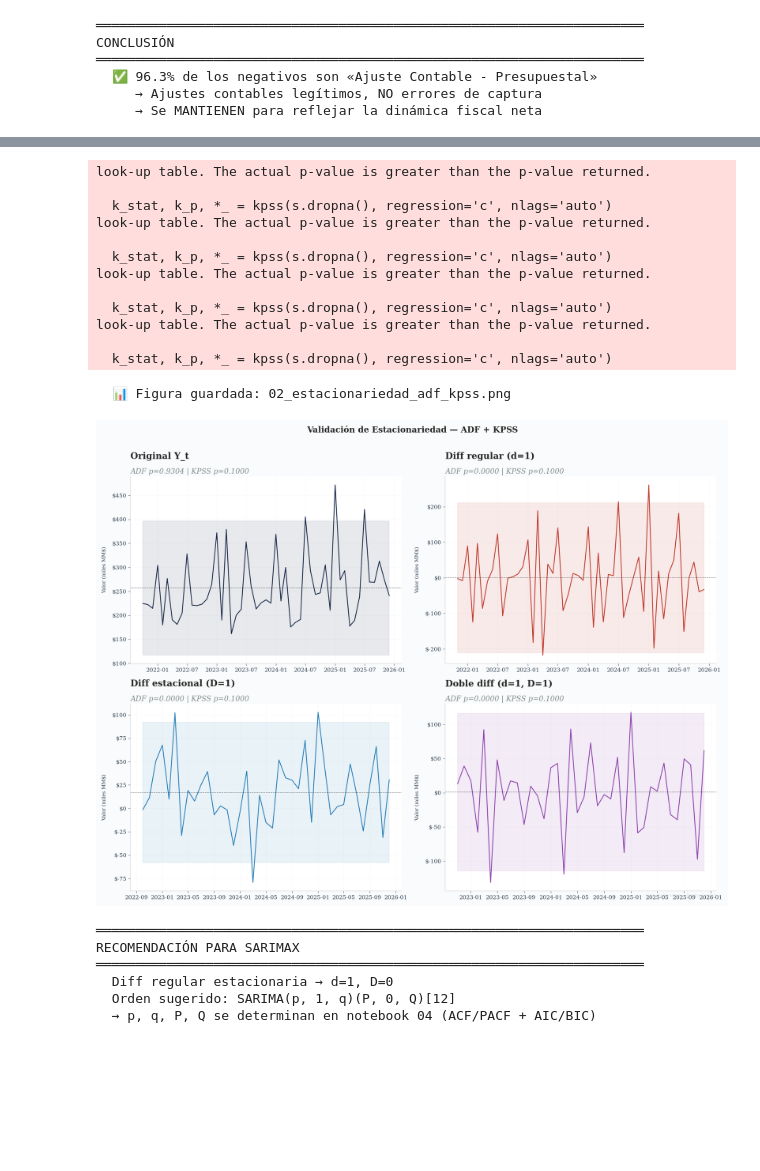
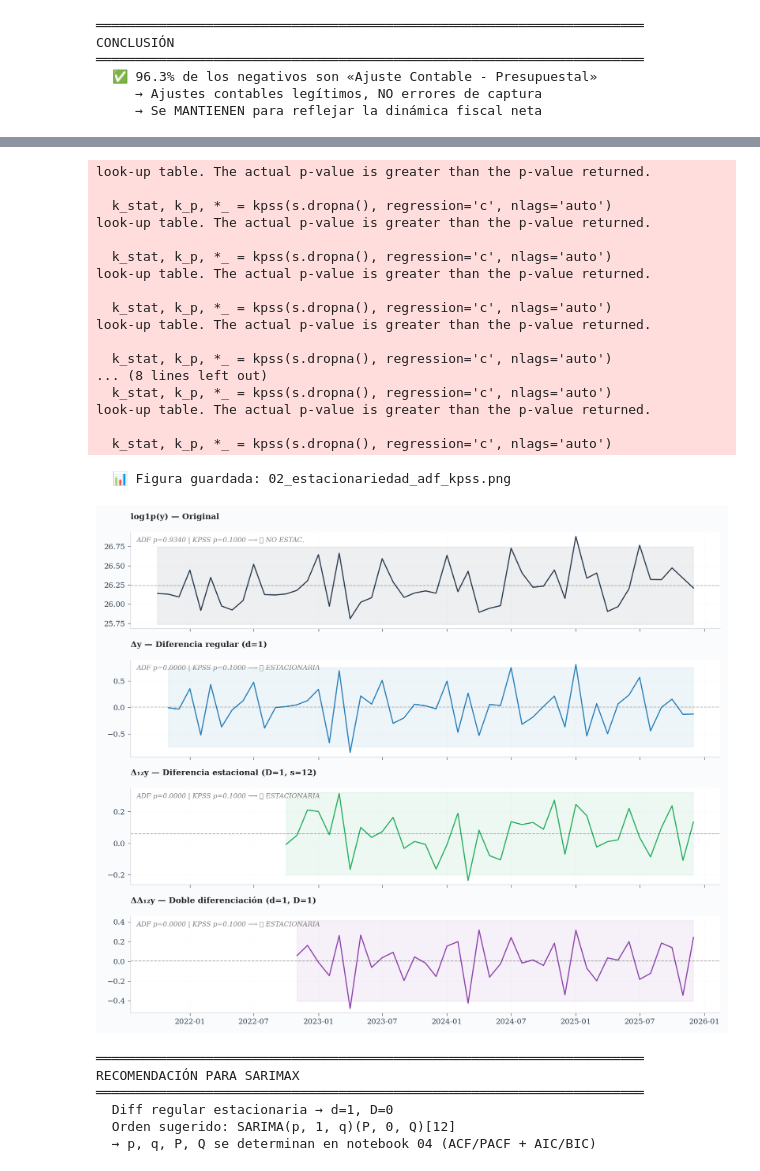
Before and after one commit to efrenbohorquez/ESTRUCTURA_DATOS_RENTAS_V2, a Jupyter notebook: notebooks/02_Estacionalidad.ipynb, the cells around one changed output, grey strips where cells are left out. Saved outputs shown, nothing was run; the diff lists cells and outputs as text; code cells hidden in the pictures; blank space fills up the shorter version.

Commit message:
fix: restaura layout 4x1 en grafica estacionariedad y actualiza XGBoost sin leakage

```diff
--- a/notebooks/02_Estacionalidad.ipynb
+++ b/notebooks/02_Estacionalidad.ipynb
@@ -1155,38 +1245,48 @@ for r in resultados:
           f"{r.get('kpss_stat', np.nan):>10.4f} "
           f"{r.get('kpss_p', np.nan):>8.4f} {k_ico:>5} {vdct:>14}")
 
-# ── Gráfica 2×2 ──
-fig, axes = plt.subplots(2, 2, figsize=FIGSIZE_QUAD)
+# ── Gráfica 4×1 Original (Restaurada) ──
+fig, axes = plt.subplots(4, 1, figsize=(12, 10), sharex=True)
 axes = axes.flatten()
-cols_v = [C_PRIMARY, C_SECONDARY, C_TERTIARY, C_SENARY]
-for i, ((s, n), col) in enumerate(zip(variantes, cols_v)):
+
+# Usar log1p(y) como base tal cual el screenshot antiguo
+serie_log = np.log1p(serie)
+variantes_log = [
+    (serie_log,                            'log1p(y) — Original'),
+    (serie_log.diff().dropna(),            'Δy — Diferencia regular (d=1)'),
+    (serie_log.diff(12).dropna(),          'Δ₁₂y — Diferencia estacional (D=1, s=12)'),
+    (serie_log.diff(12).diff().dropna(),   'ΔΔ₁₂y — Doble diferenciación (d=1, D=1)'),
+]
+
+cols_v = ['#2C3E50', '#2980B9', '#27AE60', '#8E44AD']
+for i, ((s, n), col) in enumerate(zip(variantes_log, cols_v)):
     ax = axes[i]
     sc = s.dropna()
     if len(sc) > 0:
-        ax.plot(sc.index, sc.values/1e9, color=col, lw=1.5)
-        ax.axhline(y=sc.mean()/1e9, color='black', ls='--', alpha=0.5, lw=0.8)
+        ax.plot(sc.index, sc.values, color=col, lw=1.5)
+        ax.axhline(y=sc.mean(), color='black', ls='--', alpha=0.3, lw=1)
         ax.fill_between(sc.index,
-                        (sc.mean() - 2*sc.std())/1e9,
-                        (sc.mean() + 2*sc.std())/1e9,
-                        alpha=0.1, color=col)
-    r = resultados[i] if i < len(resultados) else {}
+                        (sc.mean() - 2*sc.std()),
+                        (sc.mean() + 2*sc.std()),
+                        alpha=0.08, color=col)
+
+    r = test_est(sc, n)
+    a_ico = '✅ ESTACIONARIA' if r.get('adf_ok') and r.get('kpss_ok') else '❌ NO ESTAC.'
     sub = (f"ADF p={r.get('adf_p', np.nan):.4f} | "
-           f"KPSS p={r.get('kpss_p', np.nan):.4f}")
-    if _VIZ_THEME_LOADED:
-        titulo_profesional(ax, n, sub)
-        formato_pesos_eje(ax, eje='y')
-    else:
-        ax.set_title(f'{n}\n{sub}', fontsize=10)
-    ax.grid(True, alpha=0.3)
-    ax.set_ylabel('Valor (miles MM$)', fontsize=9)
+           f"KPSS p={r.get('kpss_p', np.nan):.4f} ⟶ {a_ico}")
 
-plt.suptitle('Validación de Estacionariedad — ADF + KPSS',
-             fontsize=15, fontweight='bold', y=1.01, fontfamily='serif')
+    ax.set_title(n, fontsize=11, fontweight='bold', loc='left', fontfamily='serif')
+    ax.text(0.01, 0.95, sub, transform=ax.transAxes, fontsize=9,
+            color='gray', style='italic', va='top', ha='left')
+    ax.grid(True, alpha=0.2)
+    ax.spines['top'].set_visible(False)
+    ax.spines['right'].set_visible(False)
+
 plt.tight_layout()
 if _VIZ_THEME_LOADED:
-    marca_agua(fig)
     guardar_figura(fig, '02_estacionariedad_adf_kpss', OUTPUTS_FIGURES)
 plt.show()
+
 
 # ── Recomendación SARIMAX ──
 d_opt, D_opt = 0, 0
@@ -1203,34 +1303,39 @@ else:
 
 print(f"\n{'═'*70}")
 print(f"RECOMENDACIÓN PARA SARIMAX")
 print(f"{'═'*70}")
 print(f"  {rec}")
 print(f"  Orden sugerido: SARIMA(p, {d_opt}, q)(P, {D_opt}, Q)[{ESTACIONALIDAD}]")
 print(f"  → p, q, P, Q se determinan en notebook 04 (ACF/PACF + AIC/BIC)")
 # %% [output]
 ══════════════════════════════════════════════════════════════════════════════════════════
 RESULTADOS DE ESTACIONARIEDAD
 ══════════════════════════════════════════════════════════════════════════════════════════
 Serie                                 ADF stat    ADF p   ADF  KPSS stat   KPSS p  KPSS      Veredicto
 ──────────────────────────────────────────────────────────────────────────────────────────
 Original Y_t                           -0.2642   0.9304     ❌     0.3162   0.1000     ✅     AMBIGUO ⚠️
 Diff regular (d=1)                     -6.5820   0.0000     ✅     0.0452   0.1000     ✅      ESTAC.  ✅
 Diff estacional (D=1)                  -6.9829   0.0000     ✅     0.1193   0.1000     ✅      ESTAC.  ✅
 Doble diff (d=1, D=1)                  -8.7417   0.0000     ✅     0.3190   0.1000     ✅      ESTAC.  ✅
 look-up table. The actual p-value is greater than the p-value returned.
 
   k_stat, k_p, *_ = kpss(s.dropna(), regression='c', nlags='auto')
 look-up table. The actual p-value is greater than the p-value returned.
 
   k_stat, k_p, *_ = kpss(s.dropna(), regression='c', nlags='auto')
 look-up table. The actual p-value is greater than the p-value returned.
 
   k_stat, k_p, *_ = kpss(s.dropna(), regression='c', nlags='auto')
 look-up table. The actual p-value is greater than the p-value returned.
 
   k_stat, k_p, *_ = kpss(s.dropna(), regression='c', nlags='auto')
+... (8 lines left out)
+  k_stat, k_p, *_ = kpss(s.dropna(), regression='c', nlags='auto')
+look-up table. The actual p-value is greater than the p-value returned.
+
+  k_stat, k_p, *_ = kpss(s.dropna(), regression='c', nlags='auto')
   📊 Figura guardada: 02_estacionariedad_adf_kpss.png
-[figure, old version]
+[figure, new version]
 ══════════════════════════════════════════════════════════════════════
 RECOMENDACIÓN PARA SARIMAX
 ══════════════════════════════════════════════════════════════════════
```
Also changed, not shown: parts of 9 cells of this notebook, 21 other files.
